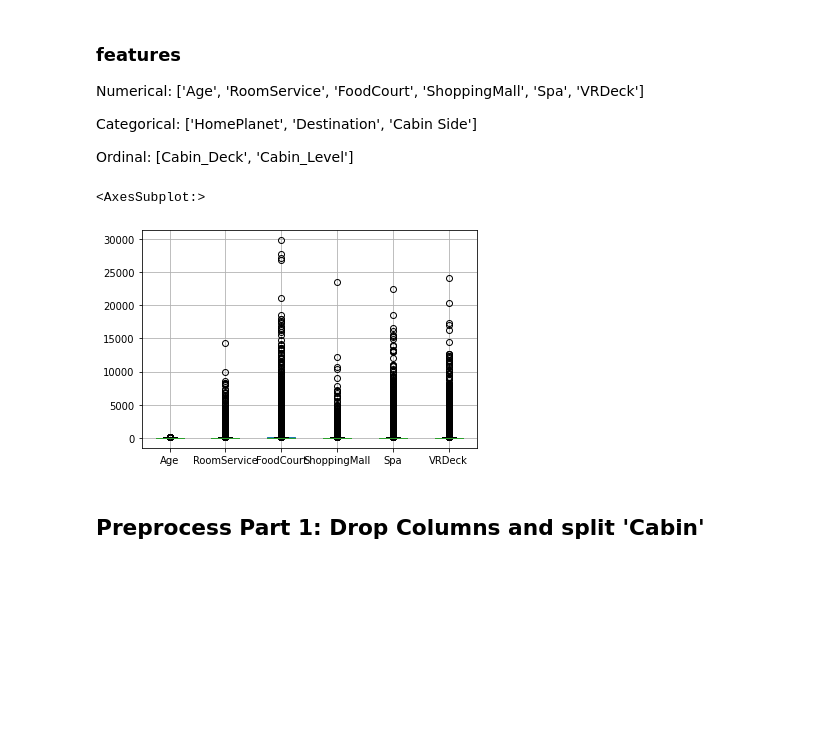
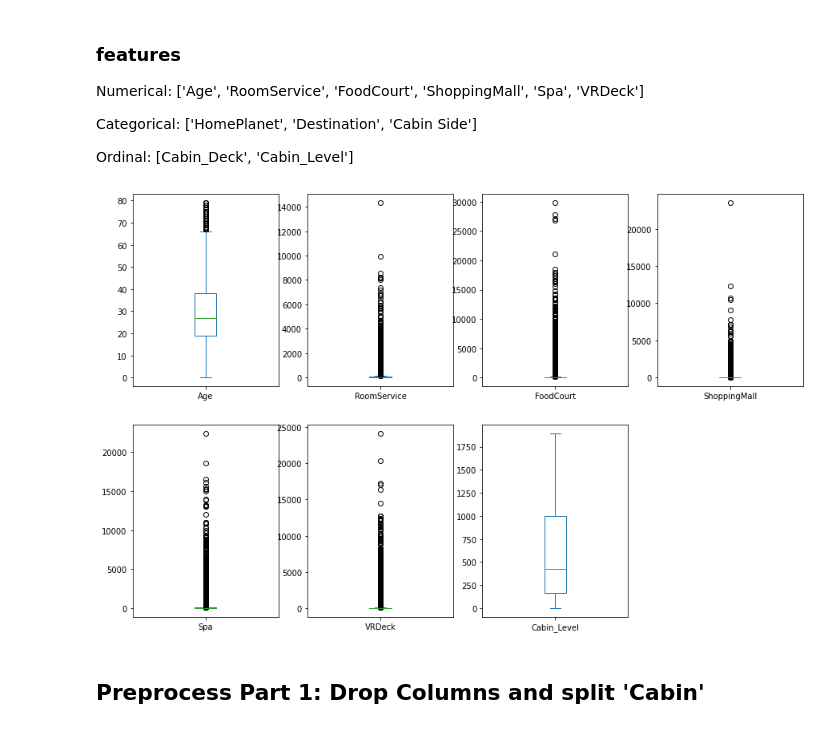
Before and after one commit to lorcanrae/spaceship-titanic, a Jupyter notebook: notebooks/lorcanrae-spacetitanic-EDA-Copy1.ipynb, the cells around one changed output. Cells and saved outputs as stored; diff of their text form; code cells hidden in the pictures; blank space fills up the shorter version.

```diff
--- a/notebooks/lorcanrae-spacetitanic.ipynb
+++ b/notebooks/lorcanrae-spacetitanic-EDA-Copy1.ipynb
@@ -196,10 +218,10 @@ FEAT_NUM = ['Age', 'RoomService', 'FoodCourt', 'ShoppingMall', 'Spa', 'VRDeck']
 FEAT_CAT = ['HomePlanet', 'Destination', 'Cabin_Side']
 FEAT_ORD = ['Cabin_Deck', 'Cabin_Level']
 # %%
-X_train[FEAT_NUM].boxplot()
+X_train.plot(kind='box',subplots=True,layout=(3,4),sharex=False,sharey=False,figsize=(15,15))
+plt.show()
 # %% [output]
-<AxesSubplot:>
-[figure, old version]
+[figure, new version]
 # %% [markdown]
 ## Preprocess Part 1: Drop Columns and split 'Cabin'
 # %%
```
Also changed, not shown: parts of 19 cells of this notebook, 2 other files.
